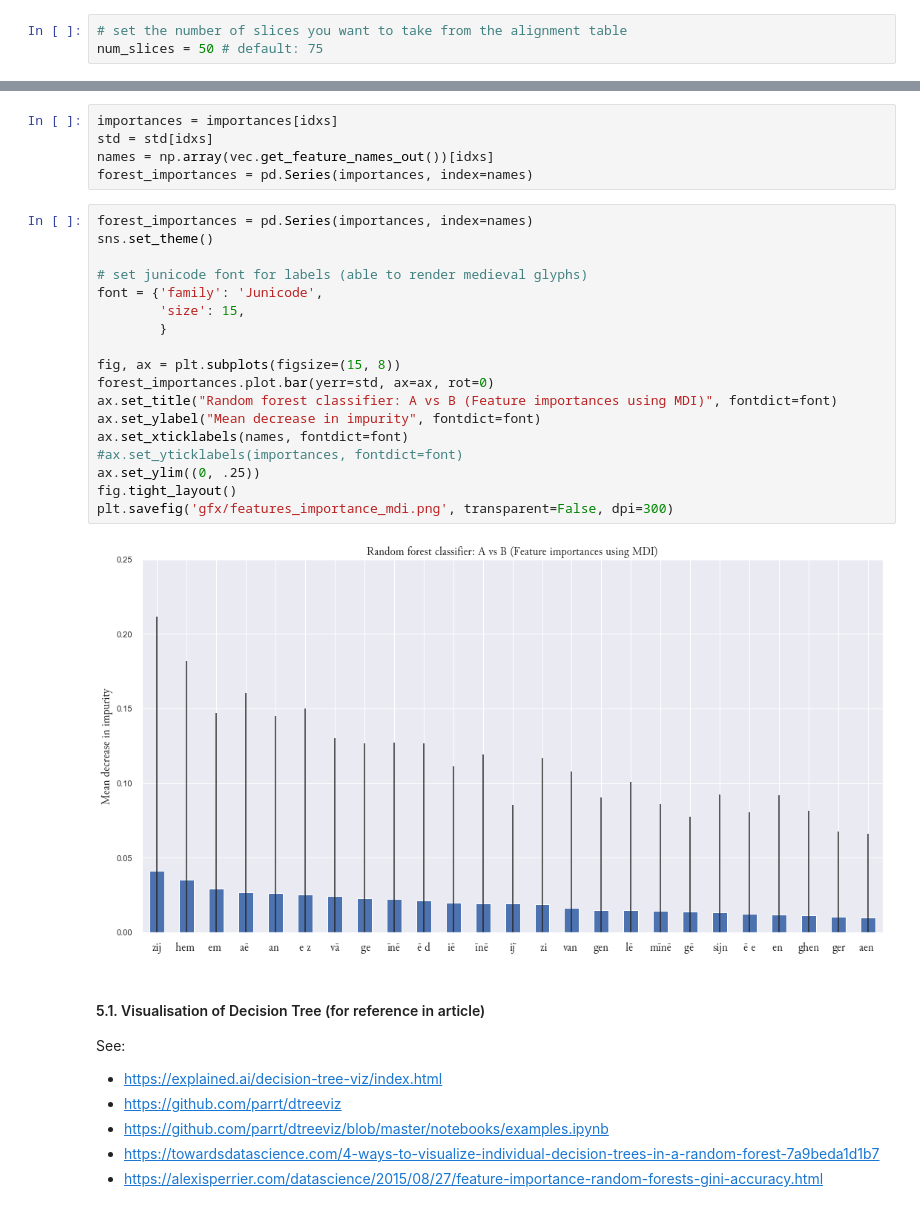
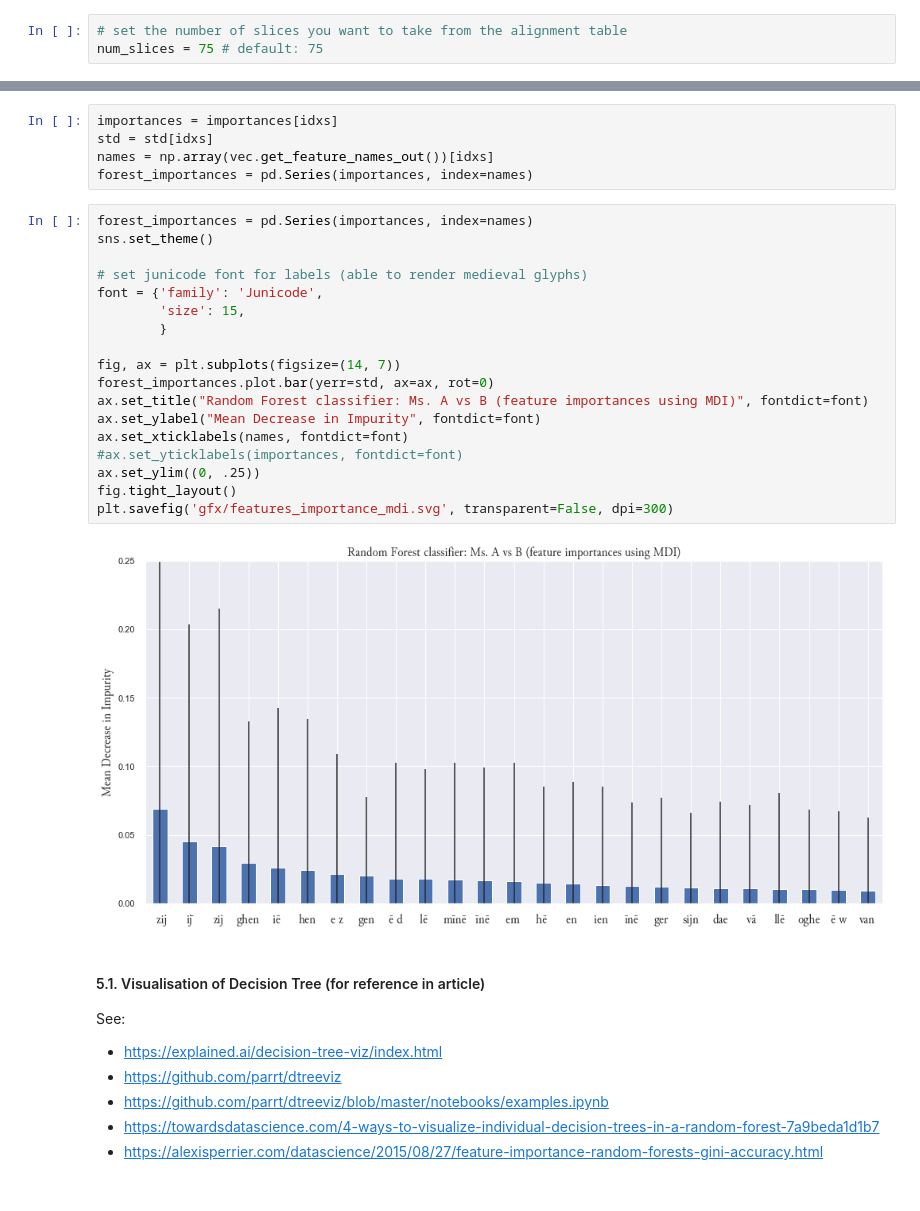
Before and after one commit to WHaverals/hadewijch-scribes, a Jupyter notebook: distance.ipynb, the cells around one changed output, grey strips where cells are left out. Saved outputs shown, nothing was run; the diff lists cells and outputs as text.

```diff
--- a/distance.ipynb
+++ b/distance.ipynb
@@ -141,7 +141,7 @@ B_2: _siere_ -> _in_
 For our analyses, we take slices of ca. 1000 tokens. This means that we have to divide Hadewijch's oeuvre into 75 parts.
 # %%
 # set the number of slices you want to take from the alignment table
-num_slices = 50 # default: 75
+num_slices = 75 # default: 75
 # %%
 import numpy as np
 import pandas as pd
@@ -301,23 +297,23 @@ forest_importances = pd.Series(importances, index=names)
 # %%
 forest_importances = pd.Series(importances, index=names)
 sns.set_theme()
 
 # set junicode font for labels (able to render medieval glyphs)
 font = {'family': 'Junicode',
         'size': 15,
         }
 
-fig, ax = plt.subplots(figsize=(15, 8))
+fig, ax = plt.subplots(figsize=(14, 7))
 forest_importances.plot.bar(yerr=std, ax=ax, rot=0)
-ax.set_title("Random forest classifier: A vs B (Feature importances using MDI)", fontdict=font)
-ax.set_ylabel("Mean decrease in impurity", fontdict=font)
+ax.set_title("Random Forest classifier: Ms. A vs B (feature importances using MDI)", fontdict=font)
+ax.set_ylabel("Mean Decrease in Impurity", fontdict=font)
 ax.set_xticklabels(names, fontdict=font)
 #ax.set_yticklabels(importances, fontdict=font)
 ax.set_ylim((0, .25))
 fig.tight_layout()
-plt.savefig('gfx/features_importance_mdi.png', transparent=False, dpi=300)
+plt.savefig('gfx/features_importance_mdi.svg', transparent=False, dpi=300)
 # %% [output]
-[figure, old version]
+[figure, new version]
 # %% [markdown]
 #### 5.1. Visualisation of Decision Tree (for reference in article) <a name='decisiontree'/>
 See:
```
Also changed, not shown: parts of 25 cells of this notebook.
